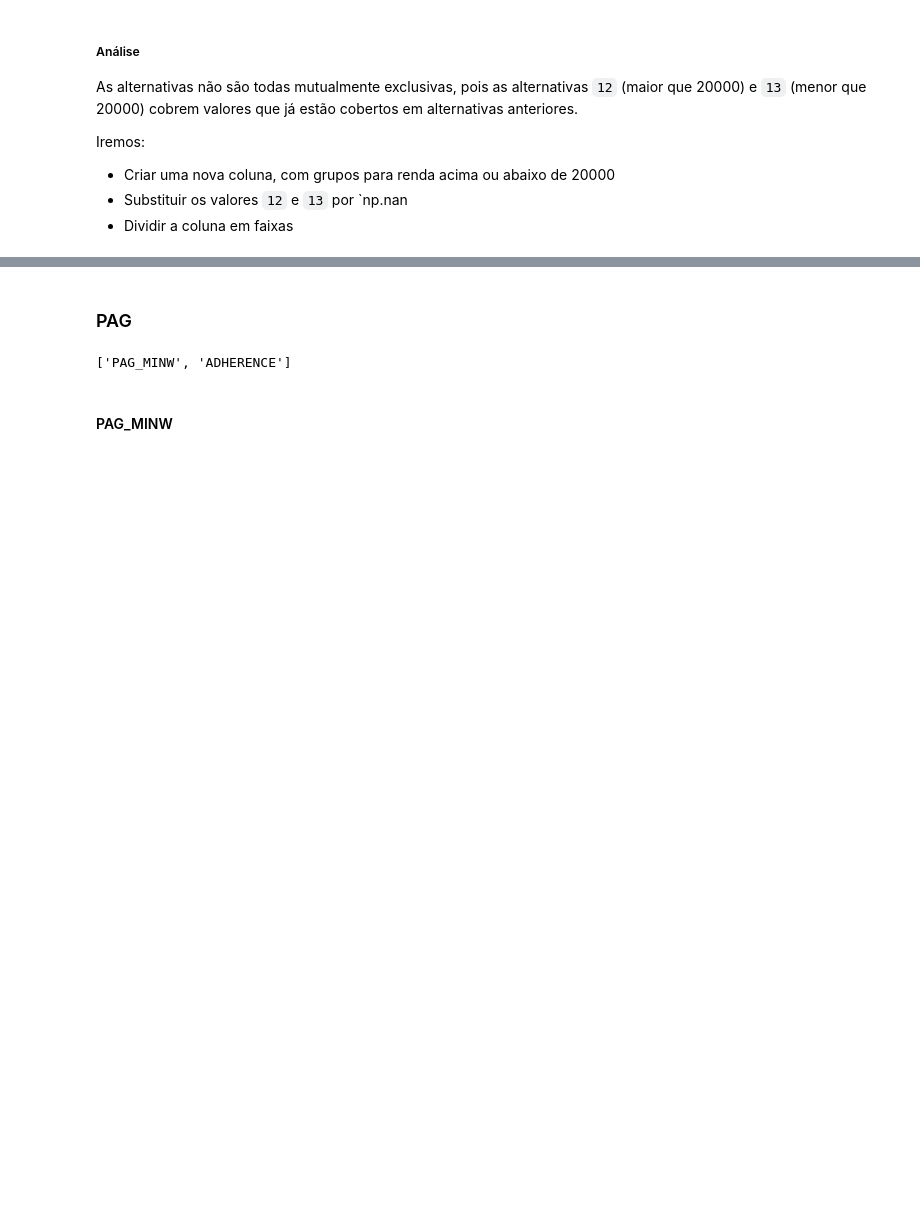
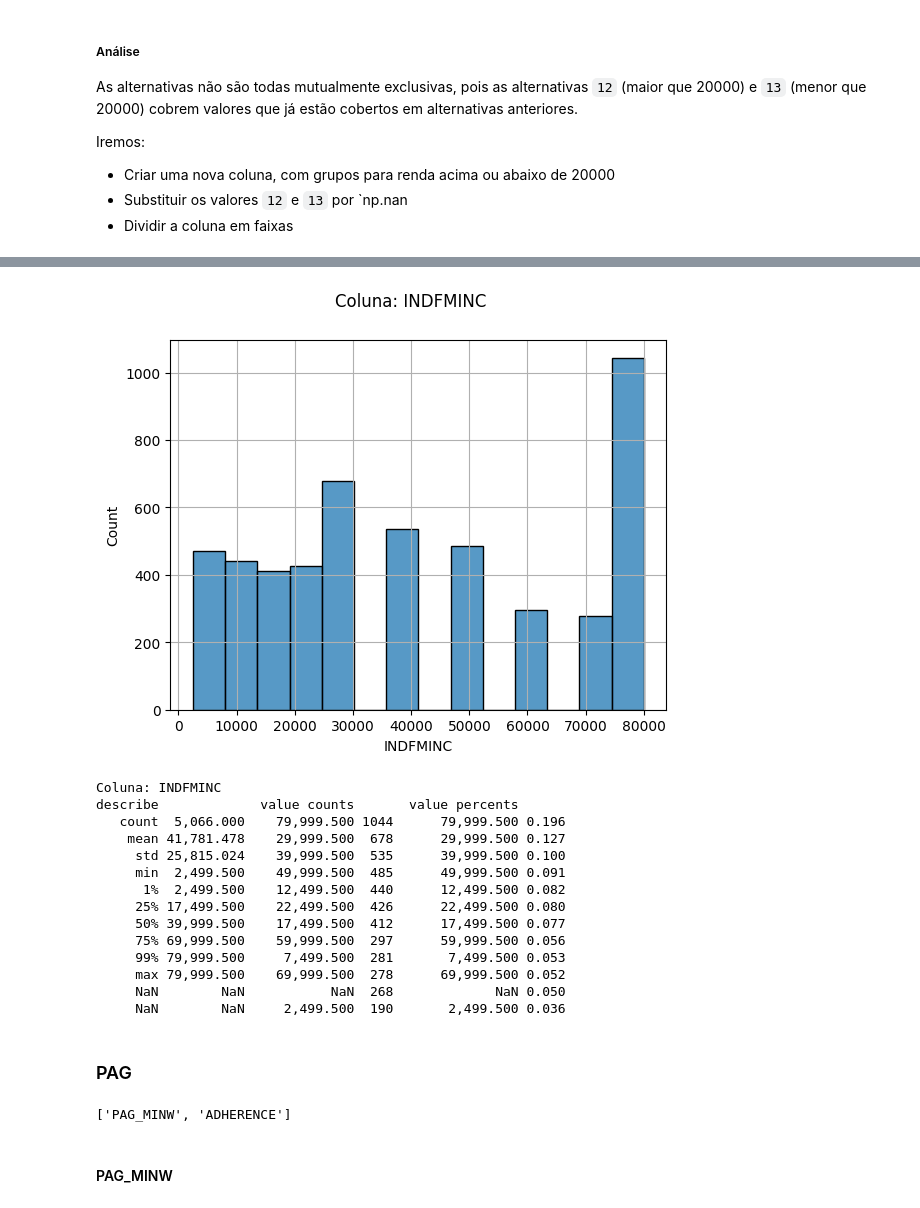
Before and after one commit to thiago-paim/tera-desafio-inferencia, a Jupyter notebook: notebooks/step_2_univariate_analysis.ipynb, the cells around one changed output, grey strips where cells are left out. Saved outputs shown, nothing was run; the diff lists cells and outputs as text; code cells hidden in the pictures; blank space fills up the shorter version.

```diff
--- a/notebooks/step_2_univariate_analysis.ipynb
+++ b/notebooks/step_2_univariate_analysis.ipynb
@@ -608,3 +587,22 @@ describe       value counts      value percents
+# %%
+# Visualizando dados INDFMINC após o tratamento
+_ = column_descriptive_analysis(df, 'INDFMINC')
+# %% [output]
+[figure, added]
+Coluna: INDFMINC
+describe             value counts       value percents
+   count  5,066.000    79,999.500 1044      79,999.500 0.196
+    mean 41,781.478    29,999.500  678      29,999.500 0.127
+     std 25,815.024    39,999.500  535      39,999.500 0.100
+     min  2,499.500    49,999.500  485      49,999.500 0.091
+      1%  2,499.500    12,499.500  440      12,499.500 0.082
+     25% 17,499.500    22,499.500  426      22,499.500 0.080
+     50% 39,999.500    17,499.500  412      17,499.500 0.077
+     75% 69,999.500    59,999.500  297      59,999.500 0.056
+     99% 79,999.500     7,499.500  281       7,499.500 0.053
+     max 79,999.500    69,999.500  278      69,999.500 0.052
+     NaN        NaN           NaN  268             NaN 0.050
+     NaN        NaN     2,499.500  190       2,499.500 0.036
 # %% [markdown]
 ### PAG
 # %%
```
Also changed, not shown: parts of 39 cells of this notebook, 3 other files.
